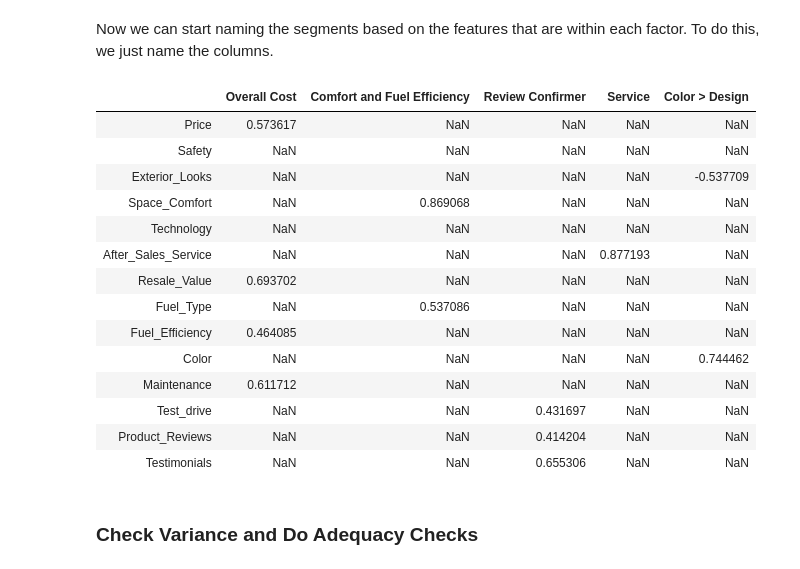
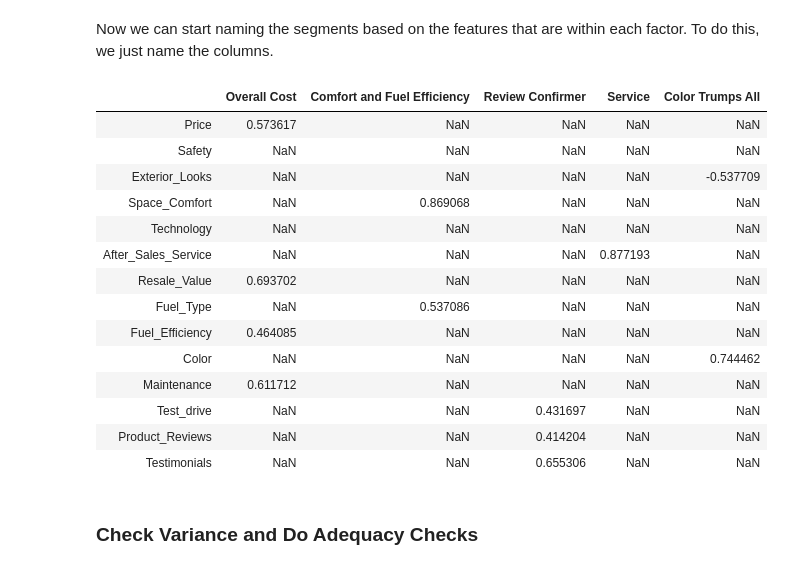
Before and after one commit to jasonwi1202/Survey-Segmentation, a Jupyter notebook: Survey Segmentation.ipynb, the cells around one changed output. Drawn from its saved outputs; the diff is of its cells as text; code cells hidden in the pictures.

Commit message:
Rename segments and add data output code

```diff
--- a/Survey Segmentation.ipynb
+++ b/Survey Segmentation.ipynb
@@ -32,7 +32,7 @@ import os
 Next we will read in our data set
 # %%
 os.chdir('C:\\Projects\\Survey Segmentation')
-df = pd.read_csv('CarPurchaseSurvey.csv')
+df = pd.read_csv('Data\\CarPurchaseSurvey.csv')
 
 df.head(10)
 # %% [output]
@@ -277,11 +277,11 @@ segments
 # %% [markdown]
 Now we can start naming the segments based on the features that are within each factor. To do this, we just name the columns.
 # %%
-segment_names = ['Overall Cost', 'Comfort and Fuel Efficiency', 'Review Confirmer', 'Service', 'Color > Design']
+segment_names = ['Overall Cost', 'Comfort and Fuel Efficiency', 'Review Confirmer', 'Service', 'Color Trumps All']
 segments.columns = segment_names
 segments
 # %% [output]
-|  | Overall Cost | Comfort and Fuel Efficiency | Review Confirmer | Service | Color > Design |
+|  | Overall Cost | Comfort and Fuel Efficiency | Review Confirmer | Service | Color Trumps All |
 | Price | 0.573617 | NaN | NaN | NaN | NaN |
 | Safety | NaN | NaN | NaN | NaN | NaN |
 | Exterior_Looks | NaN | NaN | NaN | NaN | -0.537709 |
```
Also changed, not shown: parts of 4 cells of this notebook.
